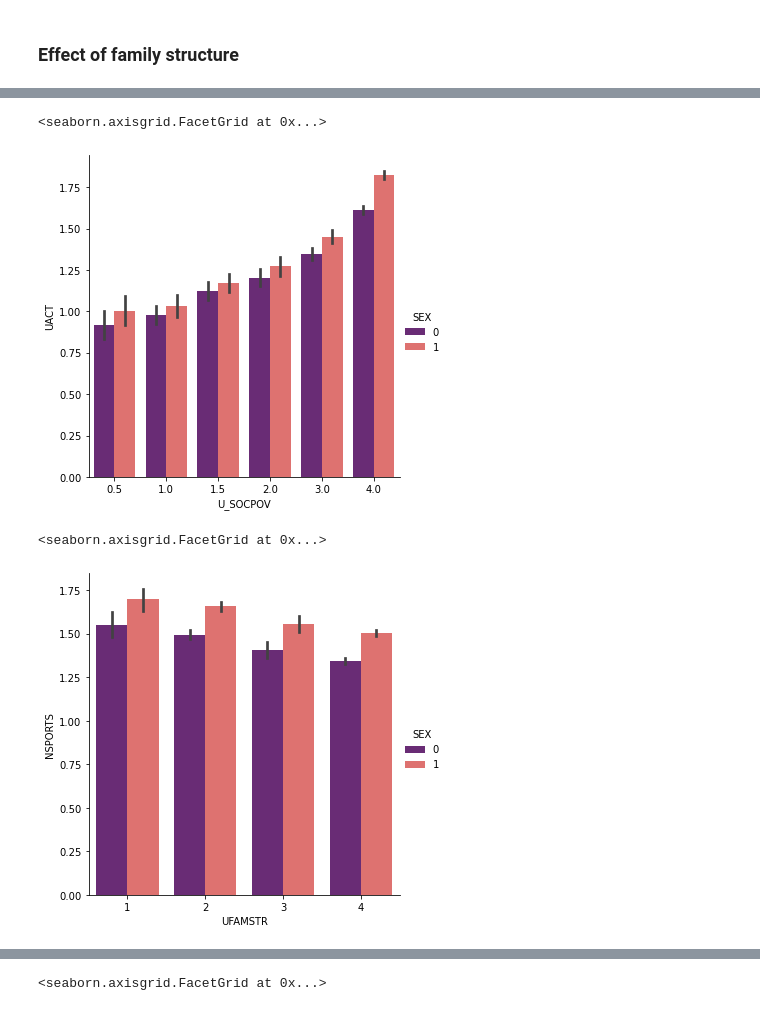
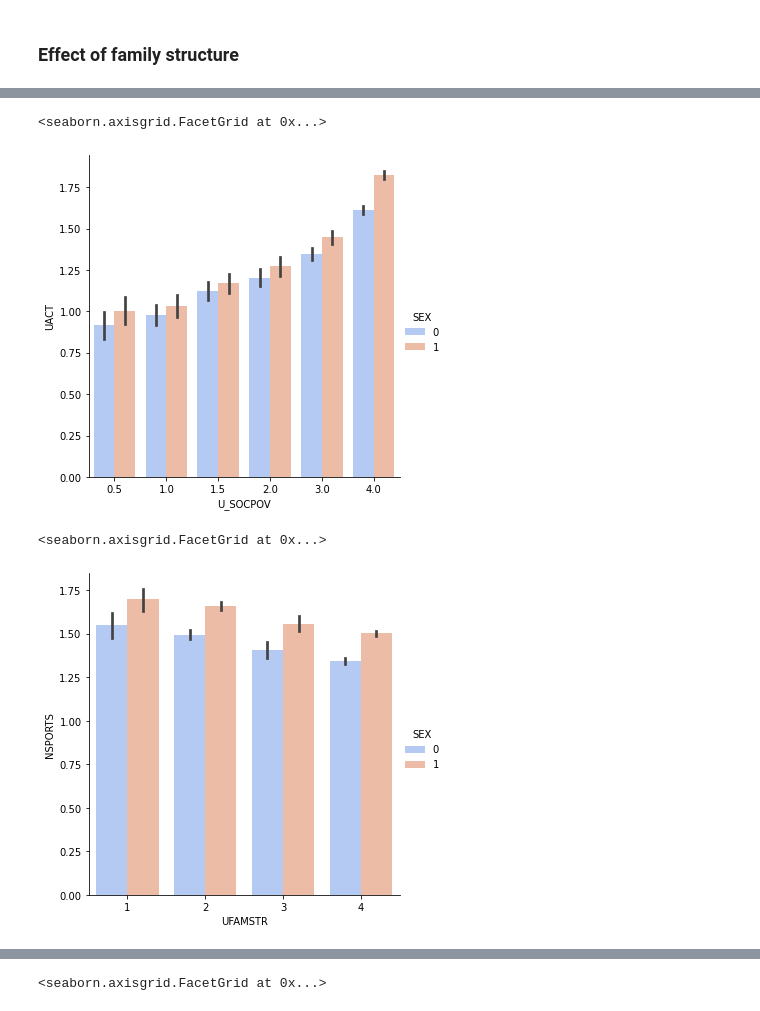
Before and after one commit to epfl-ada/ada-2020-project-milestone-p3-p3_ada-boi, a Jupyter notebook: creative_extension.ipynb, the cells around one changed output, grey strips where cells are left out. Cells and saved outputs as stored; diff of their text form; code cells hidden in the pictures.

```diff
--- a/creative_extension.ipynb
+++ b/creative_extension.ipynb
@@ -73,6 +73,8 @@ child['SEX'].replace(to_replace=dict(F=1, M=0),inplace=True)
 child['CJOB'].replace(2,0,inplace=True)
 # Make the NLESSONS variable binary with Yes=1 and No=0
 child['NLESSONS'].replace(2,0,inplace=True)
+# Make the QSC5 variable (hh income vs 2x poverty line) binary with Below=0 and Above=1
+child['QSC5'].replace({'1':0,'2':1,'':-1}, inplace=True)
 
 # Normalize values for UENG(4-16), BHLTHN(1-5), UBPIA(6-18) & UBPIB(6-18) (min-max)
 child.loc[:,'UENGn'] = child['UENG'].apply(lambda x: (x-4)/(16-4) if x != -1 else x)
@@ -1200,16 +1203,16 @@ sns.catplot(x='UFAMSTR', y=var, hue='SEX', kind='bar', palette='magma', data=df_
 # %%
 var='UACT'
-sns.catplot(x='U_SOCPOV', y=var, hue='SEX', kind='bar', palette='magma', data=df_NN(child,var,['U_SOCPOV']))
+sns.catplot(x='U_SOCPOV', y=var, hue='SEX', kind='bar', palette='coolwarm', data=df_NN(child,var,['U_SOCPOV']))
 # same avec les gens plus aisés
 # %% [output]
 <seaborn.axisgrid.FacetGrid at 0x...>
-[figure, old version]
+[figure, new version]
 # %%
 var='NSPORTS'
-sns.catplot(x='UFAMSTR', y=var, hue='SEX', kind='bar', palette='magma', data=df_NN(fc2,var,['UFAMSTR']))
+sns.catplot(x='UFAMSTR', y=var, hue='SEX', kind='bar', palette='coolwarm', data=df_NN(fc2,var,['UFAMSTR']))
 # moind de structure = + sportifs, encore une fois les filles ont + tendance à faire partie d'une equipe sportive que les garcons
 # %% [output]
 <seaborn.axisgrid.FacetGrid at 0x...>
-[figure, old version]
+[figure, new version]
 # %%
 var='NSPORTS'
```
Also changed, not shown: parts of 46 cells of this notebook.
